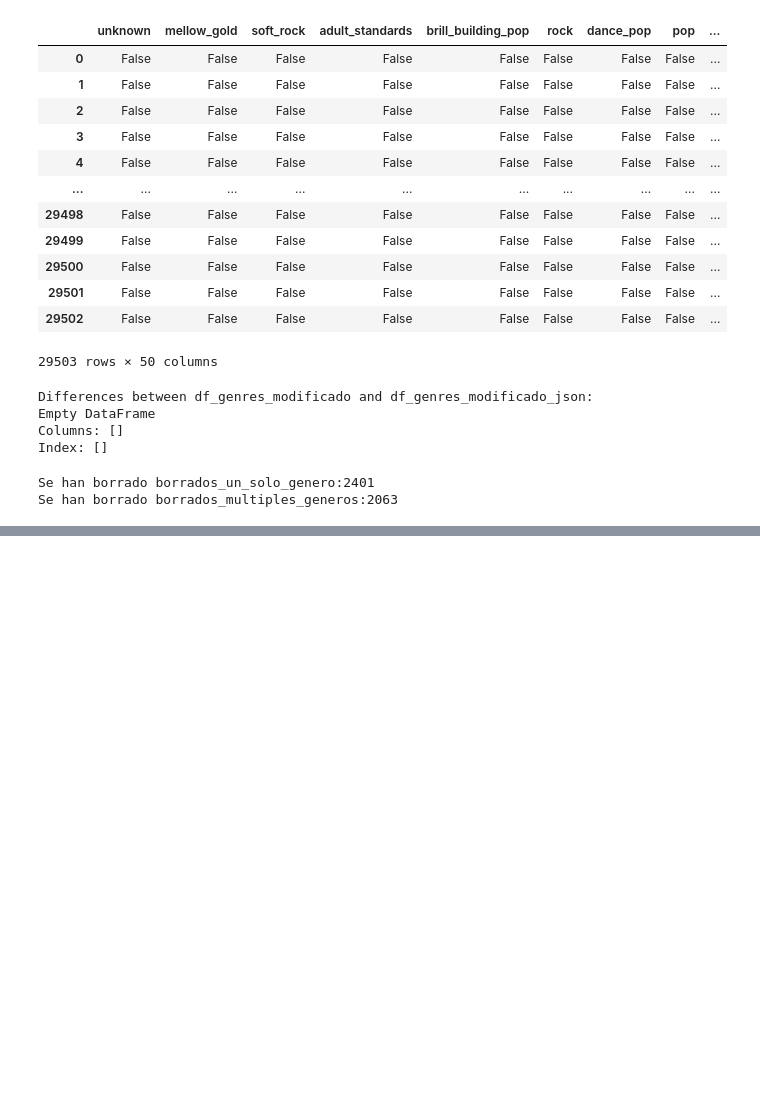
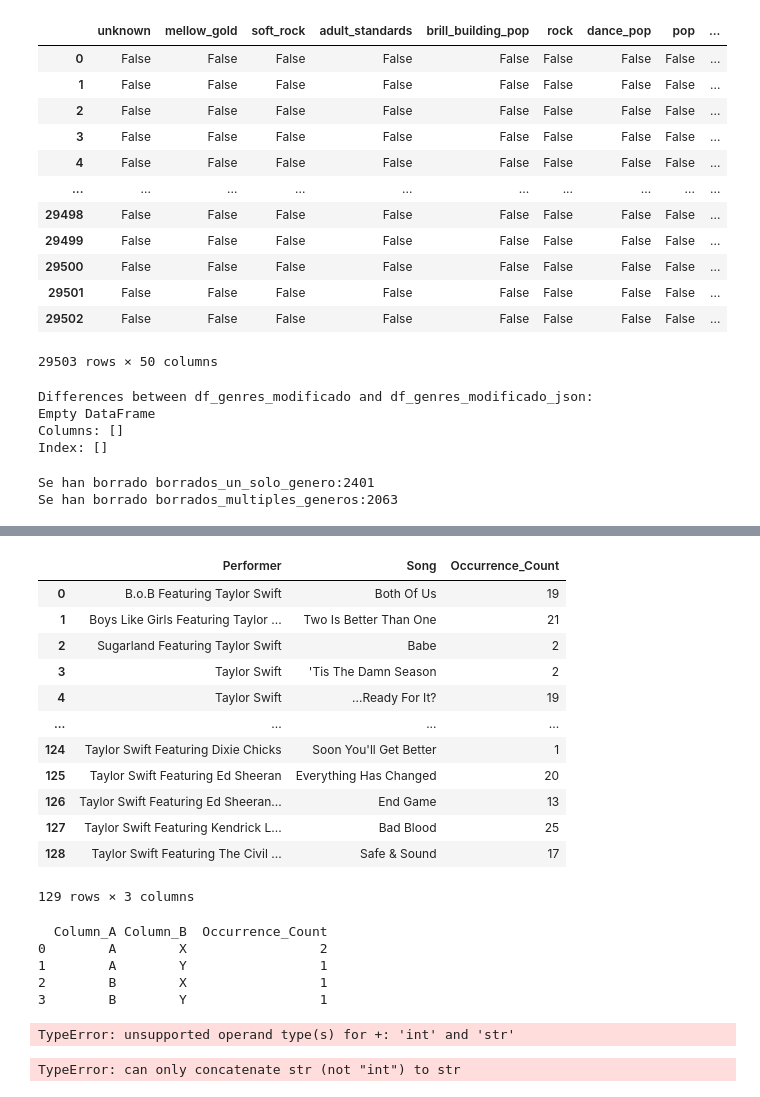
Before and after one commit to jorgegmayorgas/ONLINE_DS_THEBRIDGE_JORGE_GIMENEZ, a Jupyter notebook: EDA/Billboard Hot weekly charts/1-Definicion_EDA_v2.ipynb, the cells around one changed output, grey strips where cells are left out. Drawn from its saved outputs; the diff is of its cells as text; code cells hidden in the pictures; blank space fills up the shorter version.

```diff
--- a/EDA/Billboard Hot weekly charts/1-Definicion_EDA_v2.ipynb
+++ b/EDA/Billboard Hot weekly charts/1-Definicion_EDA_v2.ipynb
@@ -401,0 +614,44 @@ df_Hot_100_Audio_Features_EDA=df_genres_modificado.copy()
+# %%
+df_Hot_Stuff_with_genres = pd.merge(df_Hot_100_Audio_Features_genres_EDA, df_Hot_Stuff, on='SongID', how='inner')
+# %%
+df_Hot_Stuff_with_genres["WeekID_As_Date"] = pd.to_datetime(df_Hot_Stuff_with_genres.WeekID)
+# %%
+df_Hot_Stuff_with_genres.describe().loc["max"]
+
+df_filtered=df_Hot_Stuff_with_genres[df_Hot_Stuff_with_genres["Performer"].str.contains("Taylor Swift")]
+df_filtered.groupby(["Performer","Song"]).size().reset_index(name='Occurrence_Count')
+# %% [output]
+|  | Performer | Song | Occurrence_Count |
+| 0 | B.o.B Featuring Taylor Swift | Both Of Us | 19 |
+| 1 | Boys Like Girls Featuring Taylor ... | Two Is Better Than One | 21 |
+| 2 | Sugarland Featuring Taylor Swift | Babe | 2 |
+| 3 | Taylor Swift | 'Tis The Damn Season | 2 |
+| 4 | Taylor Swift | ...Ready For It? | 19 |
+| ... | ... | ... | ... |
+| 124 | Taylor Swift Featuring Dixie Chicks | Soon You'll Get Better | 1 |
+| 125 | Taylor Swift Featuring Ed Sheeran | Everything Has Changed | 20 |
+| 126 | Taylor Swift Featuring Ed Sheeran... | End Game | 13 |
+| 127 | Taylor Swift Featuring Kendrick L... | Bad Blood | 25 |
+| 128 | Taylor Swift Featuring The Civil ... | Safe & Sound | 17 |
+129 rows × 3 columns
+# %%
+# Sample DataFrame
+data = {
+    'Column_A': ['A', 'B', 'A', 'B', 'A'],
+    'Column_B': ['X', 'Y', 'X', 'X', 'Y'],
+    'Value': [10, 20, 30, 40, 50]
+}
+
+df = pd.DataFrame(data)
+
+# Group by 'Column_A' and 'Column_B' and count occurrences
+grouped = df.groupby(['Column_A', 'Column_B']).size().reset_index(name='Occurrence_Count')
+
+# Display the grouped DataFrame
+print(grouped)
+# %% [output]
+  Column_A Column_B  Occurrence_Count
+0        A        X                 2
+1        A        Y                 1
+2        B        X                 1
+3        B        Y                 1
@@ -401,0 +664,32 @@ df_Hot_100_Audio_Features_EDA=df_genres_modificado.copy()
+# %%
+# Sample DataFrame
+grouped = df_top_1.groupby('Performer').sum()
+
+sorted_df = grouped.sum(axis=1).sort_values(ascending=False)
+# %% [output]
+TypeError: unsupported operand type(s) for +: 'int' and 'str'
+# %%
+# Sample DataFrame
+data = {
+    'Performer': ['Artist1', 'Artist2', 'Artist1', 'Artist3', 'Artist2'],
+    'Song': ['Song1', 'Song2', 'Song3', 'Song4', 'Song5'],
+    'Pop': [True, False, True, False, True],
+    'Rock': [False, True, True, False, False],
+    'HipHop': [False, False, False, True, True]
+}
+
+df = pd.DataFrame(data)
+
+# Group by 'Performer' and sum the boolean columns to count occurrences
+grouped = df.groupby('Performer').sum()
+
+# Calculate total occurrences for each performer by summing across genre columns
+grouped['Total_Occurrences'] = grouped.sum(axis=1)
+
+# Sort performers by total occurrences in descending order
+sorted_df = grouped.sort_values(by='Total_Occurrences', ascending=False)
+
+# Display the sorted DataFrame
+print(sorted_df)
+# %% [output]
+TypeError: can only concatenate str (not "int") to str
```
Also changed, not shown: parts of 19 cells of this notebook, 3 other files.
